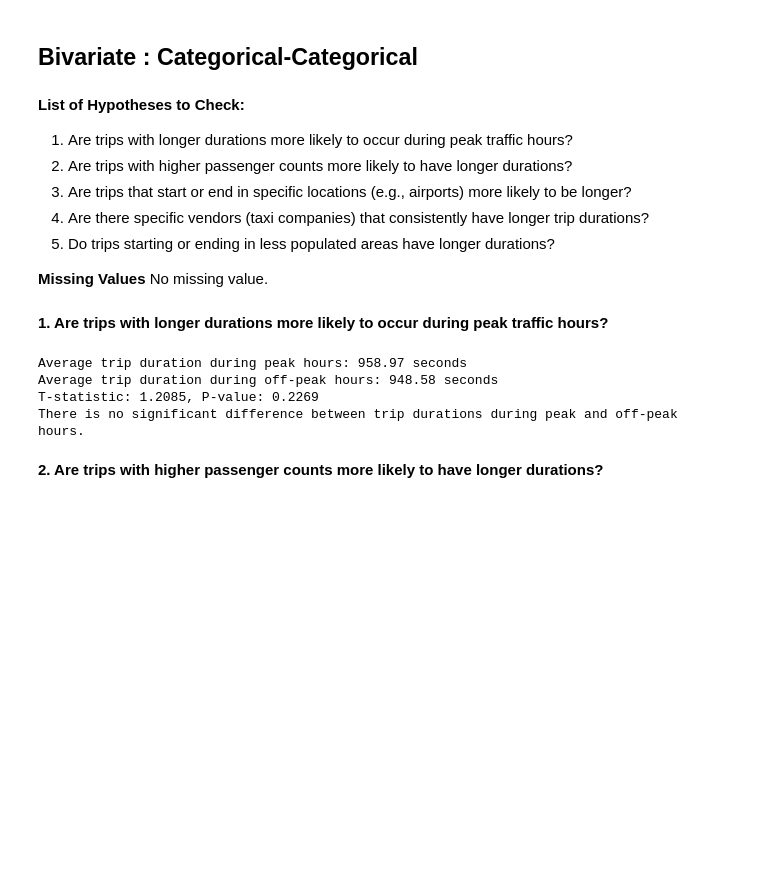
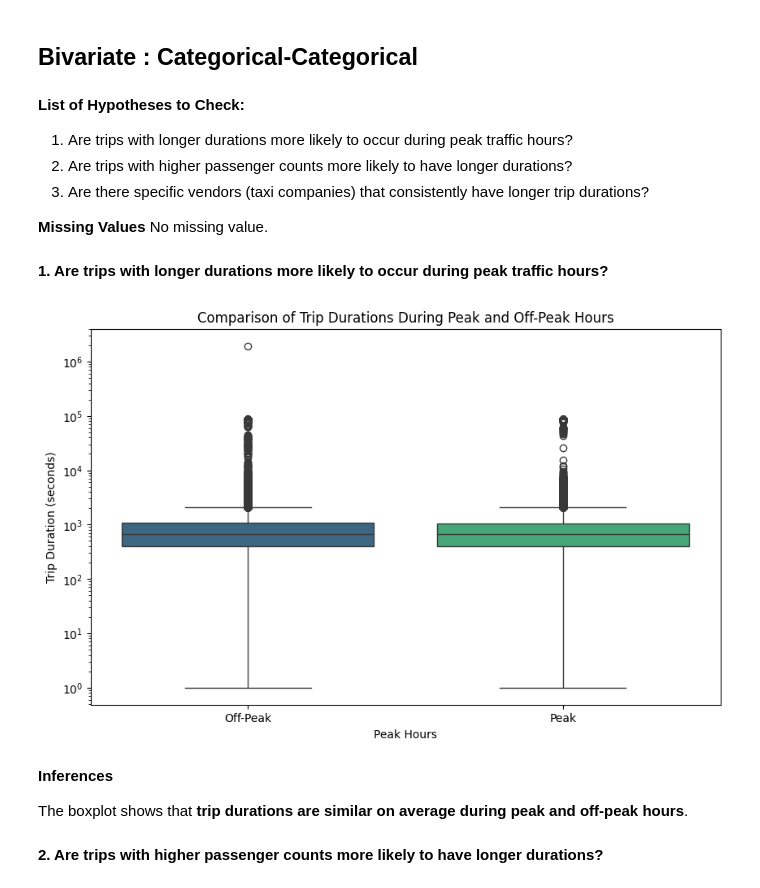
Before and after one commit to namozhdehi/KSR, a Jupyter notebook: NYC_Taxi_EDA.ipynb, the cells around one changed output. Cells and saved outputs as stored; diff of their text form; code cells hidden in the pictures; blank space fills up the shorter version.

```diff
--- a/NYC_Taxi_EDA.ipynb
+++ b/NYC_Taxi_EDA.ipynb
@@ -993,54 +888,40 @@ plt.show()
 **List of Hypotheses to Check:**
 1. Are trips with longer durations more likely to occur during peak traffic hours?
 2. Are trips with higher passenger counts more likely to have longer durations?
-3. Are trips that start or end in specific locations (e.g., airports) more likely to be longer?
-4. Are there specific vendors (taxi companies) that consistently have longer trip durations?
-5. Do trips starting or ending in less populated areas have longer durations?
+3. Are there specific vendors (taxi companies) that consistently have longer trip durations?
 
 
 **Missing Values** No missing value.
 # %% [markdown]
 **1. Are trips with longer durations more likely to occur during peak traffic hours?**
-# %%
-# Convert pickup_datetime to datetime format
-df['pickup_datetime'] = pd.to_datetime(df['pickup_datetime'])
-
-# Extract the hour from the pickup time
-df['pickup_hour'] = df['pickup_datetime'].dt.hour
-
-# Define peak hours (you can adjust these according to your analysis)
-def is_peak_hour(hour):
-    return (7 <= hour <= 9) or (16 <= hour <= 19)
-
-df['is_peak_hour'] = df['pickup_hour'].apply(is_peak_hour)
-
-# Calculate the average trip duration for peak vs off-peak hours
-peak_avg_duration = df[df['is_peak_hour'] == True]['trip_duration'].mean()
-off_peak_avg_duration = df[df['is_peak_hour'] == False]['trip_duration'].mean()
-
-# Print the results
-print(f"Average trip duration during peak hours: {peak_avg_duration:.2f} seconds")
-print(f"Average trip duration during off-peak hours: {off_peak_avg_duration:.2f} seconds")
-
-# Optional: Perform a statistical test to see if the difference is significant
-from scipy.stats import ttest_ind
-
-# Extract trip durations for peak and off-peak hours
-peak_durations = df[df['is_peak_hour'] == True]['trip_duration']
-off_peak_durations = df[df['is_peak_hour'] == False]['trip_duration']
-
-# Perform an independent t-test
-t_stat, p_value = ttest_ind(peak_durations, off_peak_durations, equal_var=False)
-print(f"T-statistic: {t_stat:.4f}, P-value: {p_value:.4f}")
-
-if p_value < 0.05:
-    print("There is a significant difference between trip durations during peak and off-peak hours.")
-else:
-    print("There is no significant difference between trip durations during peak and off-peak hours.")
-# %% [output]
-Average trip duration during peak hours: 958.97 seconds
-Average trip duration during off-peak hours: 948.58 seconds
-T-statistic: 1.2085, P-value: 0.2269
-There is no significant difference between trip durations during peak and off-peak hours.
+# %%
+# Convert pickup_datetime to datetime format
+df['pickup_datetime'] = pd.to_datetime(df['pickup_datetime'])
+
+# Extract the hour from the pickup time
+df['pickup_hour'] = df['pickup_datetime'].dt.hour
+
+# Define peak hours directly using boolean indexing
+df['is_peak_hour'] = df['pickup_hour'].between(7, 12) | df['pickup_hour'].between(21, 23)
+
+# Calculate the average trip duration for peak vs off-peak hours
+peak_avg_duration = df[df['is_peak_hour']]['trip_duration'].mean()
+off_peak_avg_duration = df[~df['is_peak_hour']]['trip_duration'].mean()
+
+# Create a boxplot to compare trip durations during peak and off-peak hours
+plt.figure(figsize=(10, 6))
+sns.boxplot(x='is_peak_hour', y='trip_duration', data=df, palette='viridis')
+plt.xlabel('Peak Hours')
+plt.ylabel('Trip Duration (seconds)')
+plt.title('Comparison of Trip Durations During Peak and Off-Peak Hours')
+plt.xticks([0, 1], ['Off-Peak', 'Peak'])
+plt.yscale('log')  # Use log scale to better visualize the distribution of trip durations
+plt.show()
+# %% [output]
+[figure, added]
+# %% [markdown]
+**Inferences**
+
+The boxplot shows that **trip durations are similar on average during peak and off-peak hours**.
 # %% [markdown]
 **2. Are trips with higher passenger counts more likely to have longer durations?**
```
Also changed, not shown: parts of 37 cells of this notebook.
